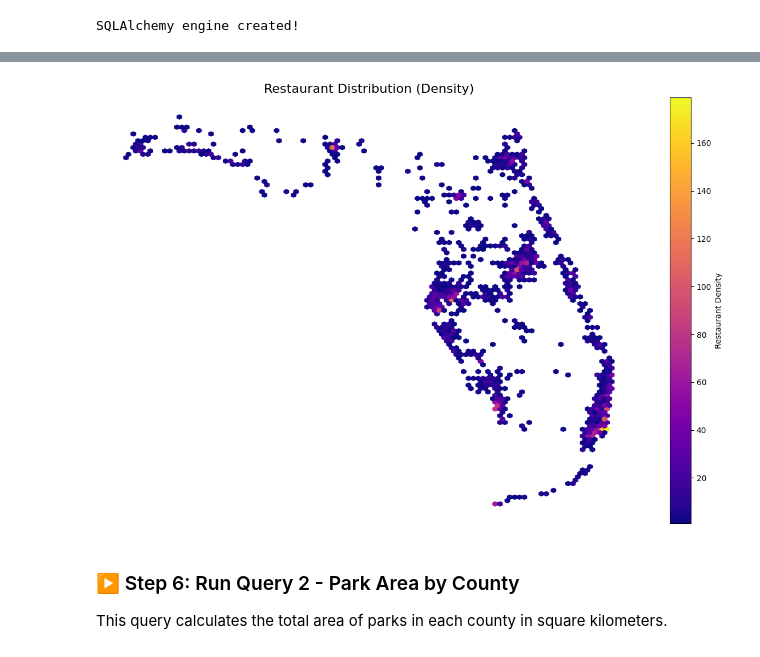
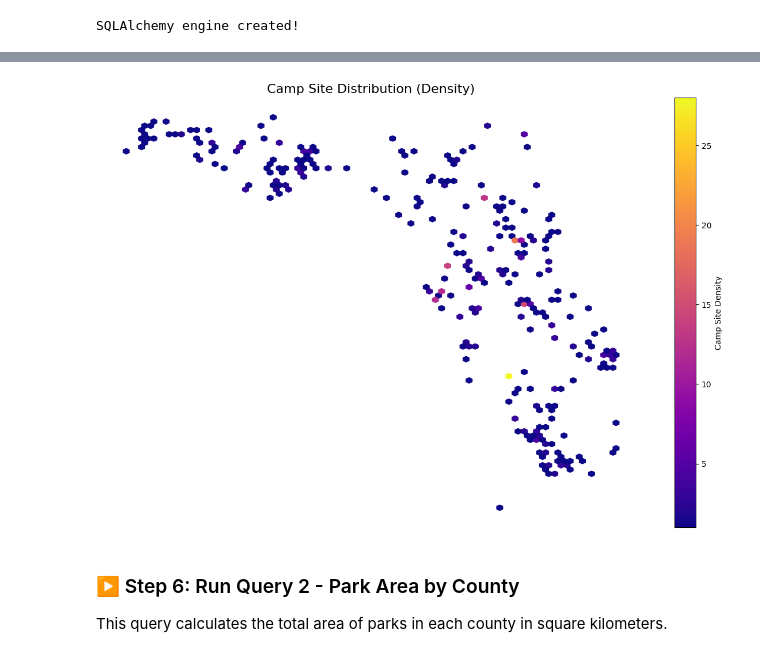
Before and after one commit to tgilbert14/gist604b-osm-postgis-fa26, a Jupyter notebook: notebooks/osm_postgis_queries_Florida.ipynb, the cells around one changed output, grey strips where cells are left out. Saved outputs shown, nothing was run; the diff lists cells and outputs as text; code cells hidden in the pictures.

Commit message:
FL query 1 complete

```diff
--- a/notebooks/osm_postgis_queries_Florida.ipynb
+++ b/notebooks/osm_postgis_queries_Florida.ipynb
@@ -137,5 +135,5 @@ The SQL query is stored in a separate `.sql` file. In this step, we read the que
 # %%
-query_1_file = Path("../sql/florida/01_osm_restaurant_distribution.sql")
+query_1_file = Path("../sql/florida/01_campsite_distribution.sql")
 
 # Read SQL query from file
 query_1_sql = query_1_file.read_text(encoding="utf-8")
@@ -171,29 +167,29 @@ In this map, restaurant locations are aggregated into hexagonal bins, allowing y
 # %%
 # Extract coordinates
 x = query_1_results.geometry.x
 y = query_1_results.geometry.y
 
 fig, ax = plt.subplots(figsize=(12, 8))
 
 # Hexbin density plot (heatmap-style)
 hb = ax.hexbin(
     x, y,
-    gridsize=100,
+    gridsize=80,
     cmap="plasma",
     mincnt=1
 )
 
 # Colorbar
 cb = fig.colorbar(hb, ax=ax)
-cb.set_label("Restaurant Density")
+cb.set_label("Camp Site Density")
 
-ax.set_title("Restaurant Distribution (Density)", fontsize=16)
+ax.set_title("Camp Site Distribution (Density)", fontsize=16)
 ax.set_axis_off()
 
 plt.tight_layout()
 plt.show()
 # %% [output]
-[figure, old version]
+[figure, new version]
 # %% [markdown]
 ### ▶️ Step 6: Run Query 2 - Park Area by County
 
```
Also changed, not shown: parts of 6 cells of this notebook.
